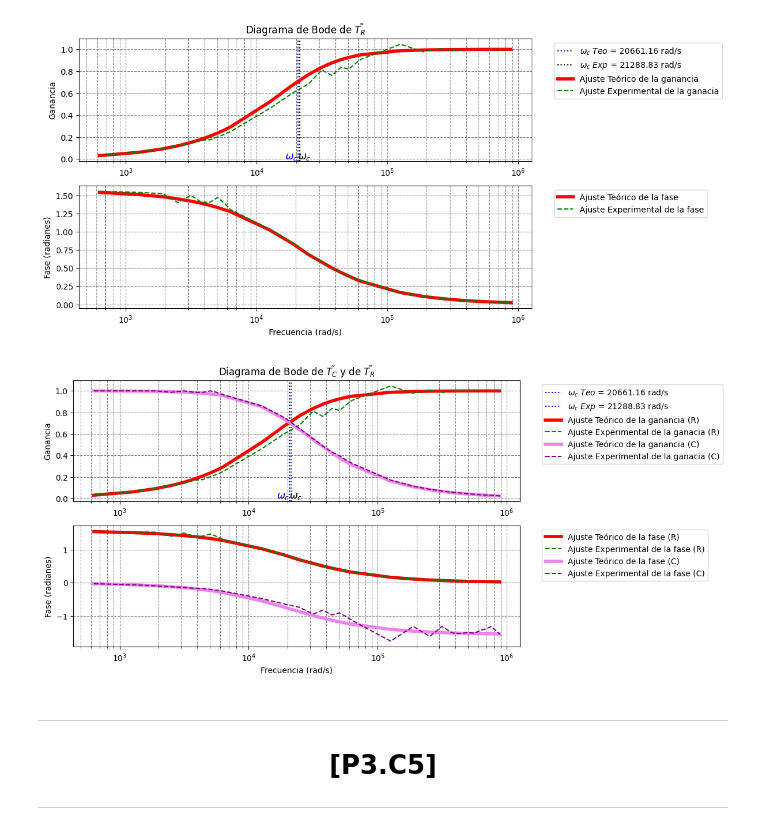
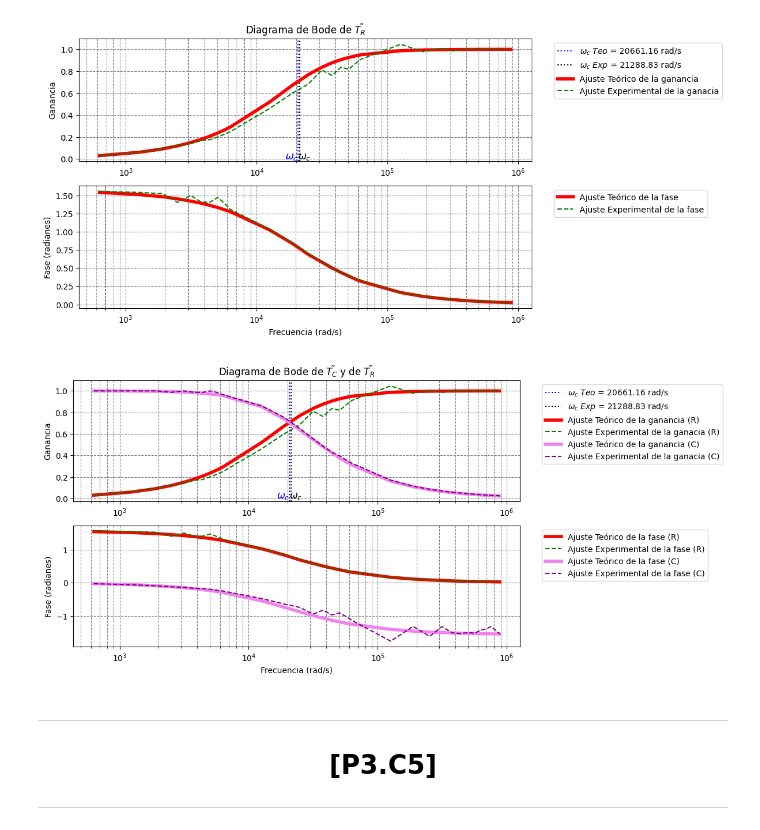
Before and after one commit to WetZap/Practicas-Circuitos, a Jupyter notebook: Practicas/Sesion 3/TerceraSesion.ipynb, the cells around one changed output. Saved outputs shown, nothing was run; the diff lists cells and outputs as text; code cells hidden in the pictures.

```diff
--- a/Practicas/Sesion 3/TerceraSesion.ipynb
+++ b/Practicas/Sesion 3/TerceraSesion.ipynb
@@ -340,37 +340,37 @@ plt.figure(figsize=(10, 6))
 plt.subplot(2, 1, 1)
 plt.axvline(1/RCteo, color='blue', linestyle=':', label=fr"$\omega_c\ Teo$ = {1/RCteo:.2f} rad/s")
 plt.text(1/RCteo, plt.gca().get_ylim()[1] * 0, r"$\omega_c$",color="blue", fontsize=12, ha="right",va='baseline')
-plt.axvline(1/RCexp, color='b', linestyle=':', label=fr"$\omega_{{c}}\ Exp$ = {1/RCexp:.2f} rad/s")
+plt.axvline(1/RCexp, color='black', linestyle=':', label=fr"$\omega_{{c}}\ Exp$ = {1/RCexp:.2f} rad/s")
 plt.text(1/RCteo, plt.gca().get_ylim()[1] * 0, r"$\omega_c$",color="black", fontsize=12, ha="left",va='baseline')
 # Resistencia
 plt.semilogx(FrecuenciaAngularTeo, GananciaTeoR,label="Ajuste Teórico de la ganancia (R)",color="red",lw=4)  # Gráfica semilogarítmica
 plt.semilogx(FrecuenciaAngular, GananciaExpR,label='Ajuste Experimental de la ganacia (R)',color='green',linestyle='--')  # Gráfica semilogarítmica
 # Condensador
 plt.semilogx(FrecuenciaAngularTeo, GananciaTeoC,label="Ajuste Teórico de la ganancia (C)",color="violet",lw=4)  # Gráfica semilogarítmica
 plt.semilogx(FrecuenciaAngular, GananciaExpC,label='Ajuste Experimental de la ganacia (C)',color='purple',linestyle='--')
 
 plt.title(r"Diagrama de Bode de $\~{T_C}$ y de $\~{T_R}$")
 plt.ylabel("Ganancia")
 plt.legend(bbox_to_anchor=(1.04, 1), loc="upper left")
 plt.grid(True, which="both", linestyle="--", color="gray")
 
 # Graficar el Bode - Fase (grados)
 plt.subplot(2, 1, 2)
 # Resistencia
 plt.semilogx(FrecuenciaAngular, FaseTeoR,label="Ajuste Teórico de la fase (R)",color="red",lw=4)  # Gráfica semilogarítmica
 plt.semilogx(FrecuenciaAngular, FaseExpR,label='Ajuste Experimental de la fase (R)',color='green',linestyle='--')  # Gráfica semilogarítmica
 # Condensador
 plt.semilogx(FrecuenciaAngularTeo,FaseTeoC ,label="Ajuste Teórico de la fase (C)",color="violet",lw=4)  # Gráfica semilogarítmica
 plt.semilogx(FrecuenciaAngular, FaseExpC,label='Ajuste Experimental de la fase (C)',color='purple',linestyle='--')
 
 plt.ylabel("Fase (radianes)")
 plt.xlabel("Frecuencia (rad/s)")
 plt.grid(True, which="both", linestyle="--", color="gray")
 plt.legend(bbox_to_anchor=(1.04, 1), loc="upper left")
 
 plt.show()
 # %% [output]
-[figure, old version]
+[figure, new version]
 # %% [markdown]
 ---
 <h1 style="text-align: center;">[P3.C5]</h1>
```
Also changed, not shown: parts of 3 cells of this notebook.
